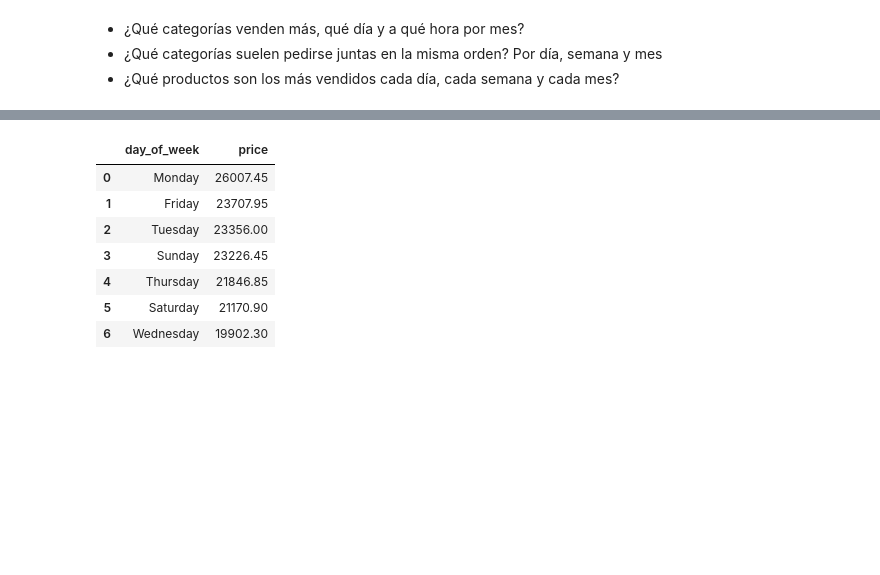
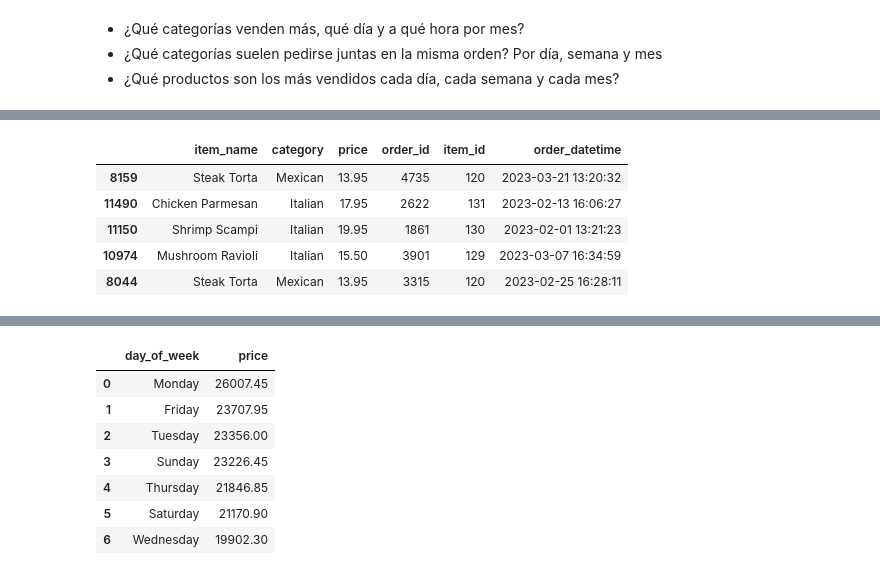
Before and after one commit to DAngello-Garcia/restaurant-menu-match, a Jupyter notebook: restaurant_menu_match/notebooks/restaurant.ipynb, the cells around one changed output, grey strips where cells are left out. Cells and saved outputs as stored; diff of their text form; code cells hidden in the pictures; blank space fills up the shorter version.

```diff
--- a/restaurant_menu_match/notebooks/restaurant.ipynb
+++ b/restaurant_menu_match/notebooks/restaurant.ipynb
@@ -74,6 +89,13 @@ union.head()
 # %%
 union.drop(['menu_item_id', 'order_details_id'], axis=1, inplace=True)
-union.sample(10)
+union.sample(5)
+# %% [output]
+|  | item_name | category | price | order_id | item_id | order_datetime |
+| 8159 | Steak Torta | Mexican | 13.95 | 4735 | 120 | 2023-03-21 13:20:32 |
+| 11490 | Chicken Parmesan | Italian | 17.95 | 2622 | 131 | 2023-02-13 16:06:27 |
+| 11150 | Shrimp Scampi | Italian | 19.95 | 1861 | 130 | 2023-02-01 13:21:23 |
+| 10974 | Mushroom Ravioli | Italian | 15.50 | 3901 | 129 | 2023-03-07 16:34:59 |
+| 8044 | Steak Torta | Mexican | 13.95 | 3315 | 120 | 2023-02-25 16:28:11 |
 # %%
 union['day_of_week'] = union['order_datetime'].dt.day_name()
 categories_by_day = union.groupby(['day_of_week', 'category'], as_index=False)['price'].sum()
```
Also changed, not shown: parts of 20 cells of this notebook, 3 other files.
